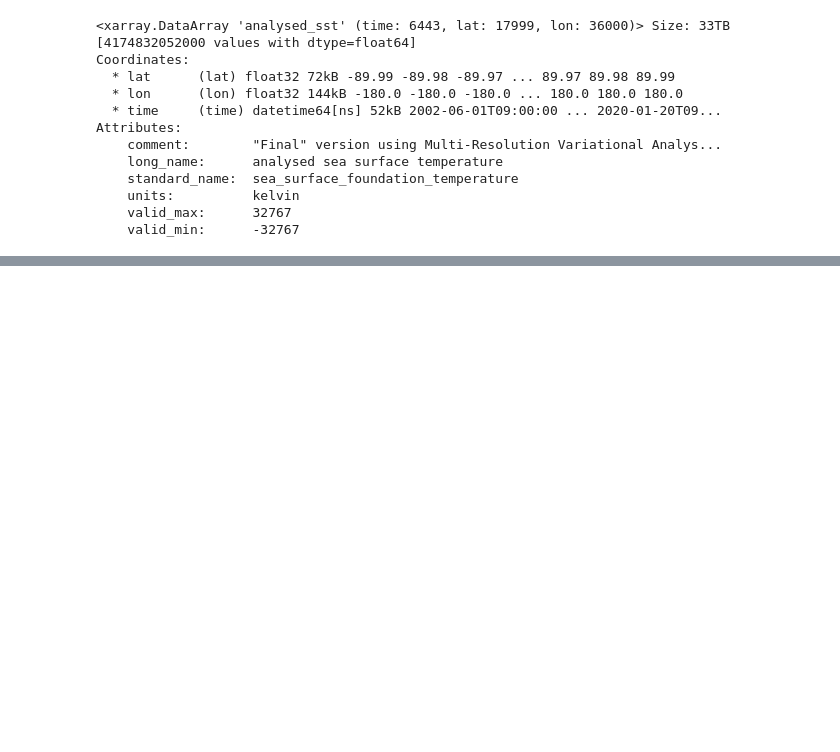
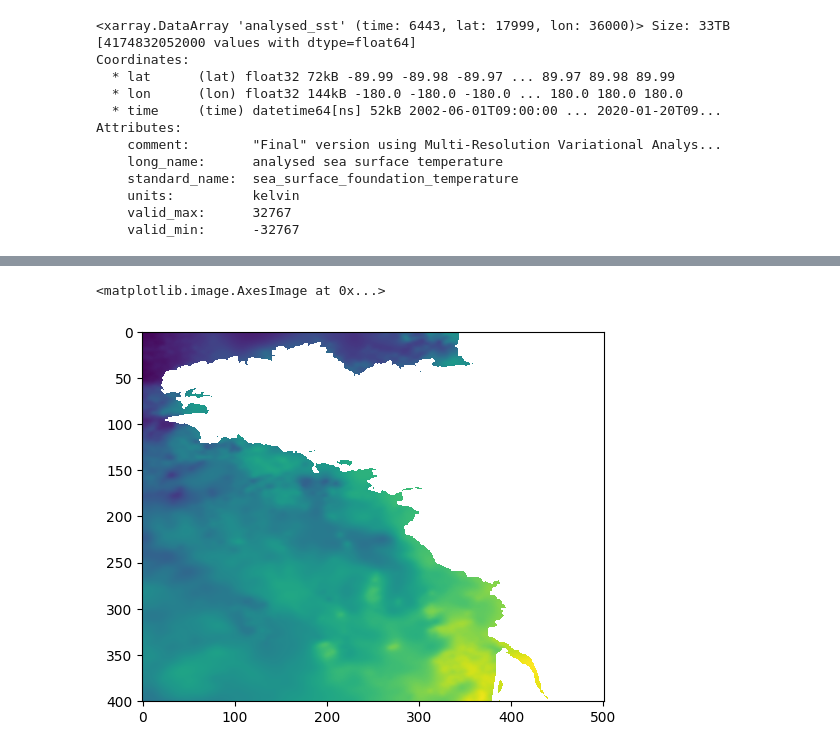
Before and after one commit to cogeotiff/rio-tiler, a Jupyter notebook: docs/src/examples/Using-rio-tiler-XarrayReader.ipynb, the cells around one changed output, grey strips where cells are left out. Drawn from its saved outputs; the diff is of its cells as text; code cells hidden in the pictures; blank space fills up the shorter version.

```diff
--- a/docs/src/examples/Using-rio-tiler-XarrayReader.ipynb
+++ b/docs/src/examples/Using-rio-tiler-XarrayReader.ipynb
@@ -73 +74,12 @@ plt.imshow(img.data_as_image());
 [figure]
+# %%
+with XarrayReader(da) as dst:
+    img = dst.part(
+        [-5, 45, 0.0, 49],
+        max_size=1024,
+    )
+
+plt.imshow(img.data_as_image())
+# %% [output]
+<matplotlib.image.AxesImage at 0x...>
+[figure, added]
```
Also changed, not shown: parts of 8 cells of this notebook, 6 other files.
